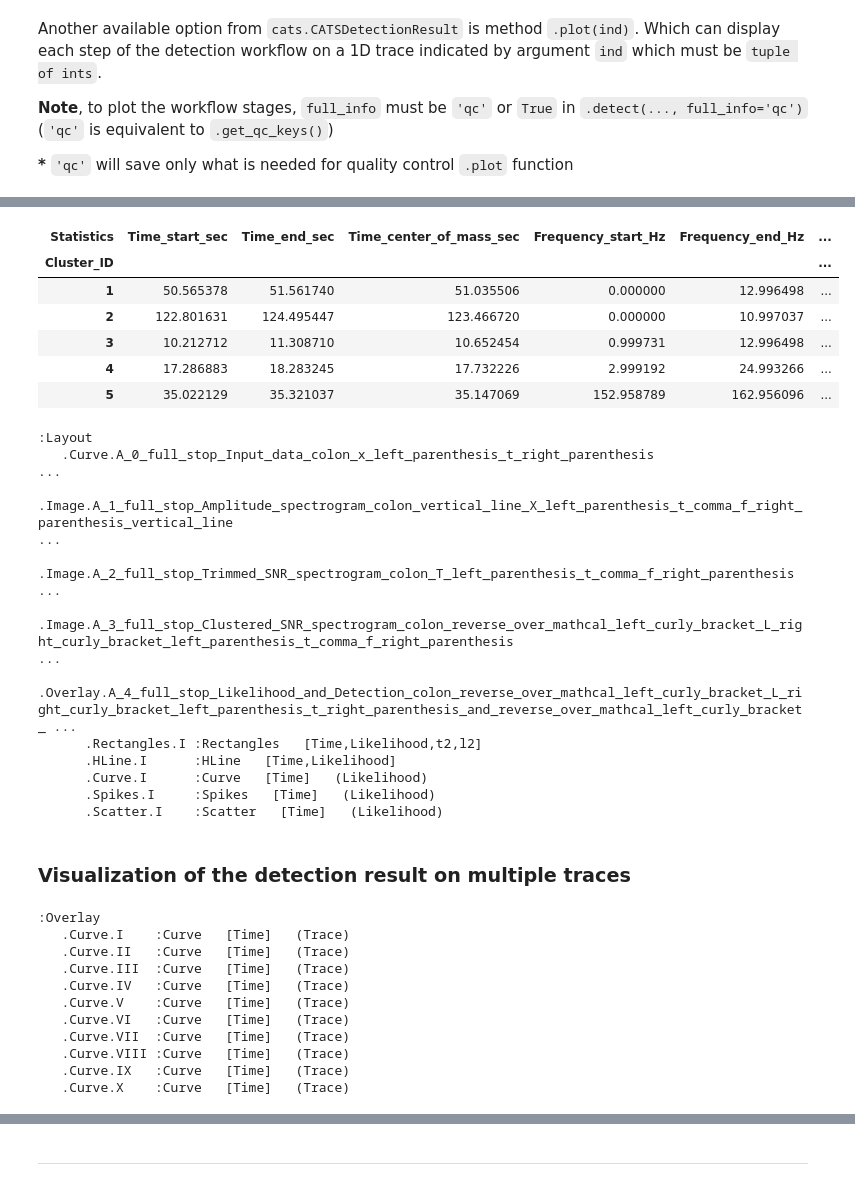
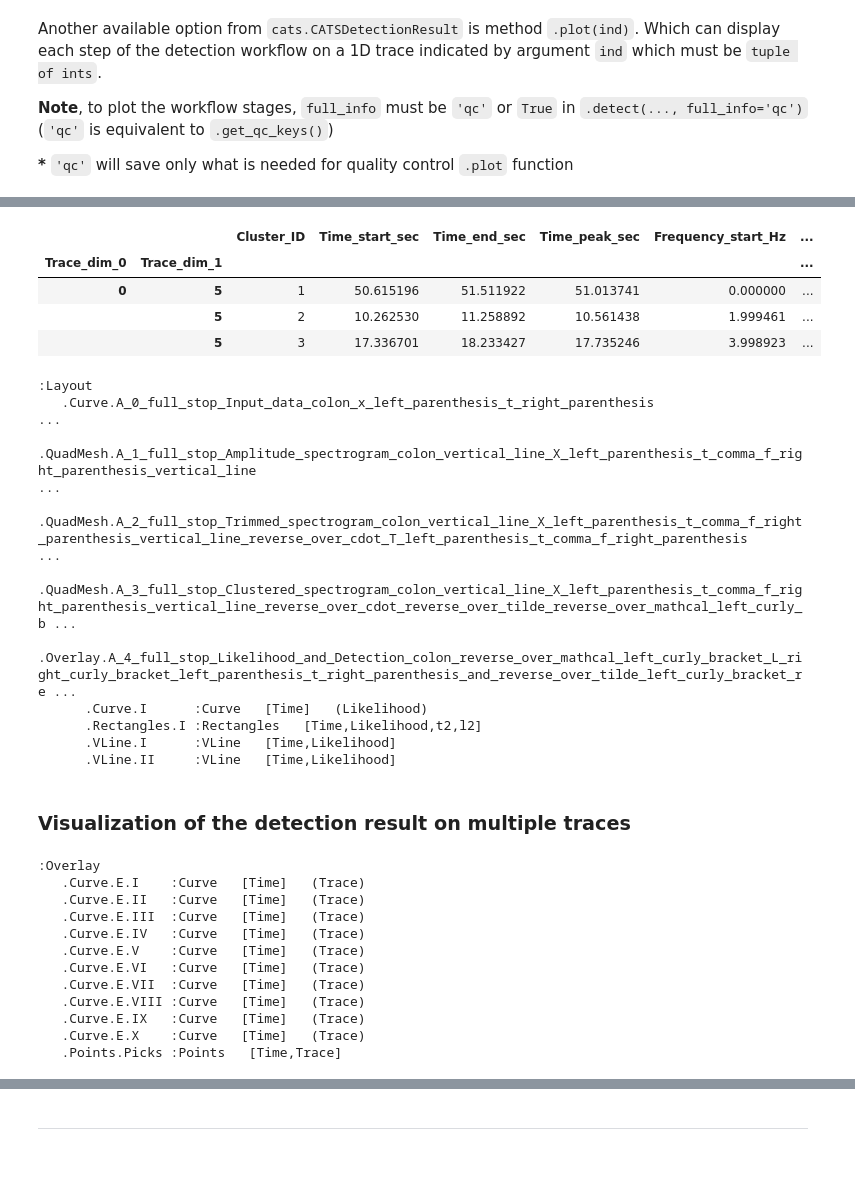
Before and after one commit to sgrubas/cats, a Jupyter notebook: tutorials/DetectionTutorial.ipynb, the cells around one changed output, grey strips where cells are left out. Drawn from its saved outputs; the diff is of its cells as text; code cells hidden in the pictures.

```diff
--- a/tutorials/DetectionTutorial.ipynb
+++ b/tutorials/DetectionTutorial.ipynb
@@ -198,7 +184,7 @@ result.save("test_save.mat")
 # %% [markdown]
 We can also import a saved result via `cats.CATSDetectionResult.load`
 # %%
-result = cats.CATSDetectionResult.load("test_save.mat")
+result = cats.CATSDetectionResult.load("test_save.pickle")
 # %% [markdown]
 Each attribute can be accessed as follows:
 # %%
@@ -265,33 +264,30 @@ Total elapsed time:     0.276 sec
 # %%
 # Testing Save and load again
-result.save("test_save.mat")
-result = cats.CATSDetectionResult.load("test_save.mat")
+result.save("test_save")
+result = cats.CATSDetectionResult.load("test_save.pickle")
 # %%
 # retrieved statistics of clusters
-result.cluster_catalogs[0, 5]
+result.cluster_catalogs.loc[0, 5]
 # %% [output]
-| Statistics | Time_start_sec | Time_end_sec | Time_center_of_mass_sec | Frequency_start_Hz | Frequency_end_Hz | ... |
-| Cluster_ID |  |  |  |  |  | ... |
-| 1 | 50.565378 | 51.561740 | 51.035506 | 0.000000 | 12.996498 | ... |
-| 2 | 122.801631 | 124.495447 | 123.466720 | 0.000000 | 10.997037 | ... |
-| 3 | 10.212712 | 11.308710 | 10.652454 | 0.999731 | 12.996498 | ... |
-| 4 | 17.286883 | 18.283245 | 17.732226 | 2.999192 | 24.993266 | ... |
-| 5 | 35.022129 | 35.321037 | 35.147069 | 152.958789 | 162.956096 | ... |
+|  |  | Cluster_ID | Time_start_sec | Time_end_sec | Time_peak_sec | Frequency_start_Hz | ... |
+| Trace_dim_0 | Trace_dim_1 |  |  |  |  |  | ... |
+| 0 | 5 | 1 | 50.615196 | 51.511922 | 51.013741 | 0.000000 | ... |
+|  | 5 | 2 | 10.262530 | 11.258892 | 10.561438 | 1.999461 | ... |
+|  | 5 | 3 | 17.336701 | 18.233427 | 17.735246 | 3.998923 | ... |
 # %%
 fig = result.plot(ind=(0, 5), time_interval_sec=(7, 22))
 fig
 # %% [output]
 :Layout
    .Curve.A_0_full_stop_Input_data_colon_x_left_parenthesis_t_right_parenthesis                                                                                                                          ...
-   .Image.A_1_full_stop_Amplitude_spectrogram_colon_vertical_line_X_left_parenthesis_t_comma_f_right_parenthesis_vertical_line                                                                           ...
-   .Image.A_2_full_stop_Trimmed_SNR_spectrogram_colon_T_left_parenthesis_t_comma_f_right_parenthesis                                                                                                     ...
-   .Image.A_3_full_stop_Clustered_SNR_spectrogram_colon_reverse_over_mathcal_left_curly_bracket_L_right_curly_bracket_left_parenthesis_t_comma_f_right_parenthesis                                       ...
-   .Overlay.A_4_full_stop_Likelihood_and_Detection_colon_reverse_over_mathcal_left_curly_bracket_L_right_curly_bracket_left_parenthesis_t_right_parenthesis_and_reverse_over_mathcal_left_curly_bracket_ ...
+   .QuadMesh.A_1_full_stop_Amplitude_spectrogram_colon_vertical_line_X_left_parenthesis_t_comma_f_right_parenthesis_vertical_line                                                                        ...
+   .QuadMesh.A_2_full_stop_Trimmed_spectrogram_colon_vertical_line_X_left_parenthesis_t_comma_f_right_parenthesis_vertical_line_reverse_over_cdot_T_left_parenthesis_t_comma_f_right_parenthesis         ...
+   .QuadMesh.A_3_full_stop_Clustered_spectrogram_colon_vertical_line_X_left_parenthesis_t_comma_f_right_parenthesis_vertical_line_reverse_over_cdot_reverse_over_tilde_reverse_over_mathcal_left_curly_b ...
+   .Overlay.A_4_full_stop_Likelihood_and_Detection_colon_reverse_over_mathcal_left_curly_bracket_L_right_curly_bracket_left_parenthesis_t_right_parenthesis_and_reverse_over_tilde_left_curly_bracket_re ...
+      .Curve.I      :Curve   [Time]   (Likelihood)
       .Rectangles.I :Rectangles   [Time,Likelihood,t2,l2]
-      .HLine.I      :HLine   [Time,Likelihood]
-      .Curve.I      :Curve   [Time]   (Likelihood)
-      .Spikes.I     :Spikes   [Time]   (Likelihood)
-      .Scatter.I    :Scatter   [Time]   (Likelihood)
+      .VLine.I      :VLine   [Time,Likelihood]
+      .VLine.II     :VLine   [Time,Likelihood]
 # %%
 # hv.save(fig, 'CATS_detection_demo.png', dpi=250)
 # %% [markdown]
@@ -308,16 +304,17 @@ fig = fig.opts(aspect=2, fig_size=figsize,
 fig
 # %% [output]
 :Overlay
-   .Curve.I    :Curve   [Time]   (Trace)
-   .Curve.II   :Curve   [Time]   (Trace)
-   .Curve.III  :Curve   [Time]   (Trace)
-   .Curve.IV   :Curve   [Time]   (Trace)
-   .Curve.V    :Curve   [Time]   (Trace)
-   .Curve.VI   :Curve   [Time]   (Trace)
-   .Curve.VII  :Curve   [Time]   (Trace)
-   .Curve.VIII :Curve   [Time]   (Trace)
-   .Curve.IX   :Curve   [Time]   (Trace)
-   .Curve.X    :Curve   [Time]   (Trace)
+   .Curve.E.I    :Curve   [Time]   (Trace)
+   .Curve.E.II   :Curve   [Time]   (Trace)
+   .Curve.E.III  :Curve   [Time]   (Trace)
+   .Curve.E.IV   :Curve   [Time]   (Trace)
+   .Curve.E.V    :Curve   [Time]   (Trace)
+   .Curve.E.VI   :Curve   [Time]   (Trace)
+   .Curve.E.VII  :Curve   [Time]   (Trace)
+   .Curve.E.VIII :Curve   [Time]   (Trace)
+   .Curve.E.IX   :Curve   [Time]   (Trace)
+   .Curve.E.X    :Curve   [Time]   (Trace)
+   .Points.Picks :Points   [Time,Trace]
 # %%
 # for plotting traces with the results, we can use the built-in `plot_traces` method of the `result` object
 fig = result.plot_traces(ind=comp, intervals=True, picks=True,
```
Also changed, not shown: parts of 17 cells of this notebook, 1 other file.
